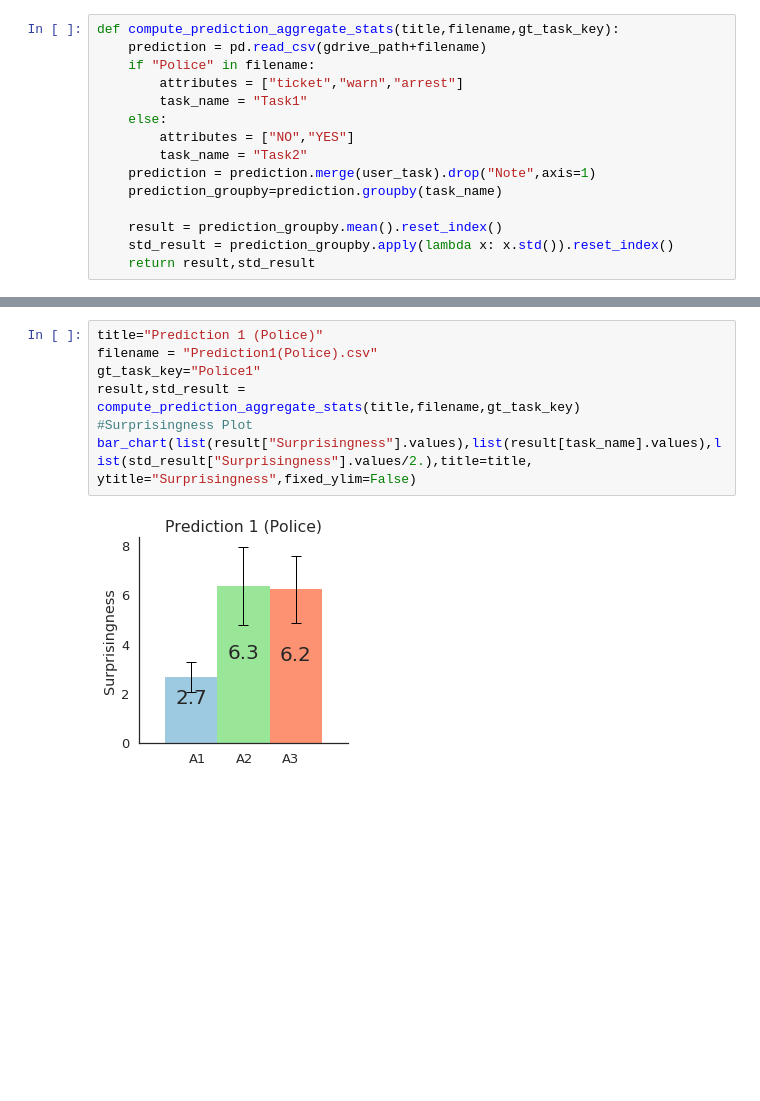
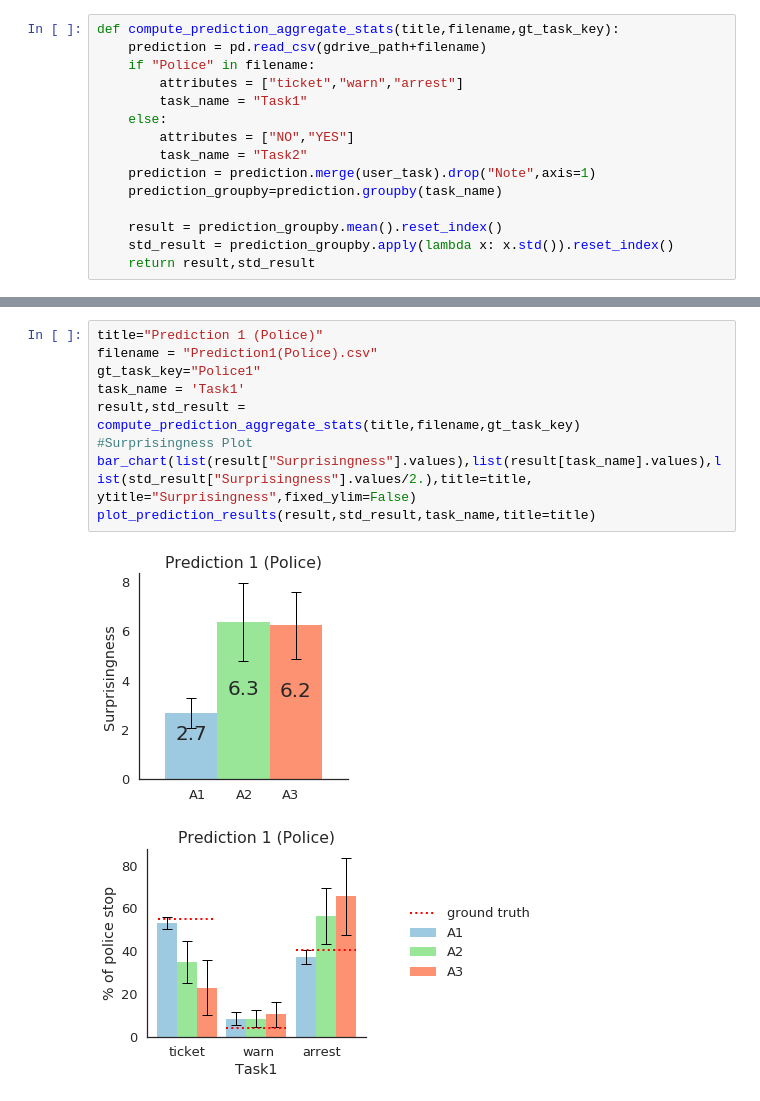
Before and after one commit to dorisjlee/viz-summarization, a Jupyter notebook: ipynb/User Study Results and Paper Statistics.ipynb, the cells around one changed output, grey strips where cells are left out. Drawn from its saved outputs; the diff is of its cells as text; blank space fills up the shorter version.

```diff
--- a/ipynb/User Study Results and Paper Statistics.ipynb
+++ b/ipynb/User Study Results and Paper Statistics.ipynb
@@ -179,9 +270,12 @@ def compute_prediction_aggregate_stats(title,filename,gt_task_key):
 # %%
 title="Prediction 1 (Police)"
 filename = "Prediction1(Police).csv"
 gt_task_key="Police1"
+task_name = 'Task1'
 result,std_result = compute_prediction_aggregate_stats(title,filename,gt_task_key)
 #Surprisingness Plot
 bar_chart(list(result["Surprisingness"].values),list(result[task_name].values),list(std_result["Surprisingness"].values/2.),title=title, ytitle="Surprisingness",fixed_ylim=False)
+plot_prediction_results(result,std_result,task_name,title=title)
 # %% [output]
 [figure]
+[figure, added]
```
Also changed, not shown: parts of 11 cells of this notebook.
